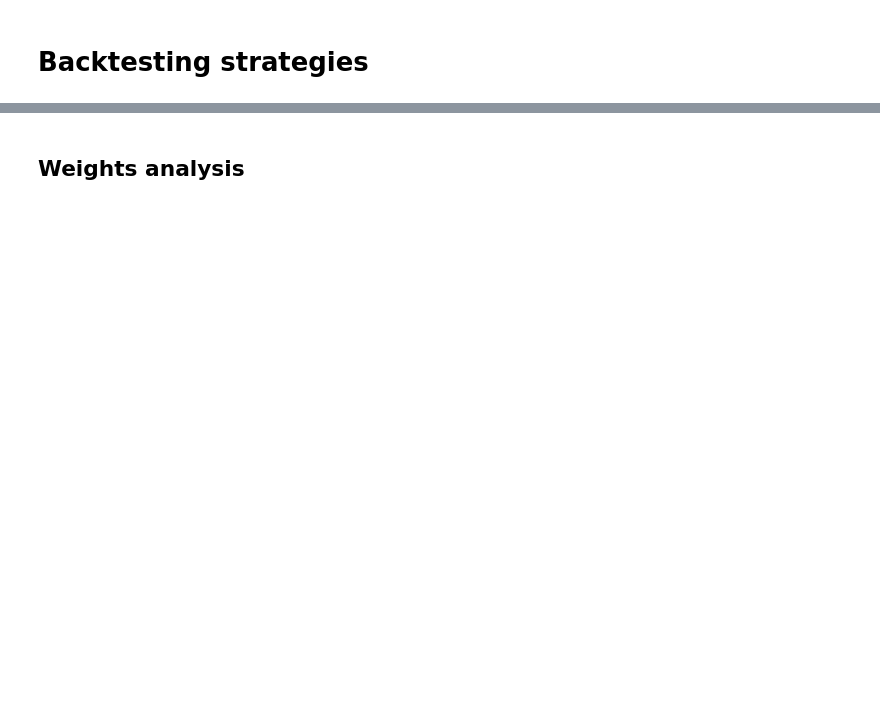
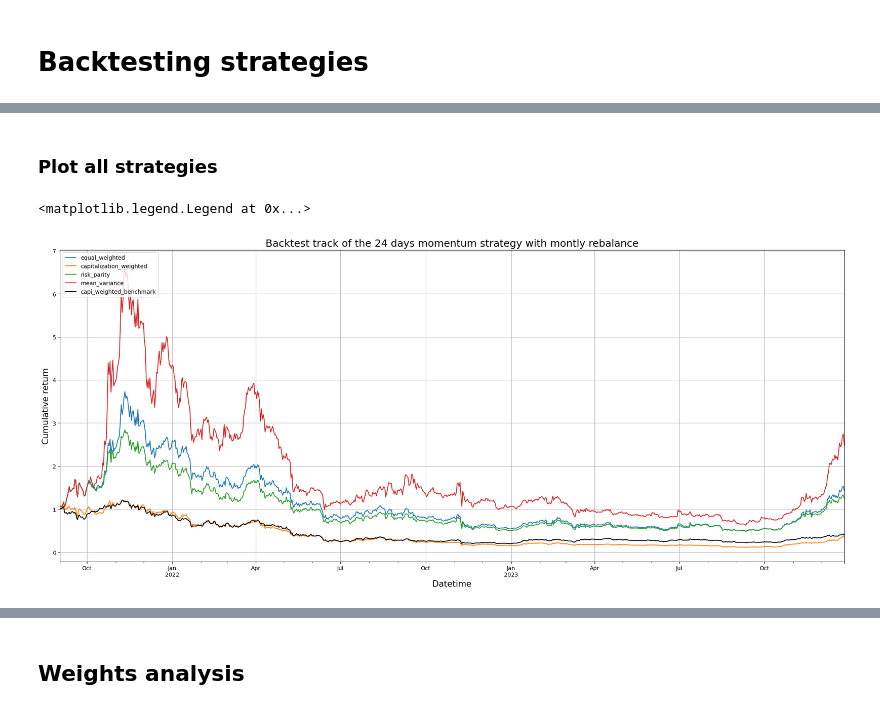
Before and after one commit to BaptisteZloch/Crypto-momentum-portfolios, a Jupyter notebook: src/crypto-momentum-cross-sectional.ipynb, the cells around one changed output, grey strips where cells are left out. Drawn from its saved outputs; the diff is of its cells as text; code cells hidden in the pictures; blank space fills up the shorter version.

Commit message:
strategy backtester fully operational

```diff
--- a/src/crypto-momentum-cross-sectional.ipynb
+++ b/src/crypto-momentum-cross-sectional.ipynb
@@ -194,0 +227,3 @@ returns_df
+# %%
+returns_df = pd.concat([returns, returns_capi, returns_rp, returns_mv], axis=1)
+returns_df
@@ -194,0 +245,21 @@ returns_df
+# %% [markdown]
+### Plot all strategies
+# %%
+ax = (returns_df + 1).cumprod().plot(figsize=(25, 10), grid=True)
+
+ax.set_title(
+    "Backtest track of the 24 days momentum strategy with montly rebalance", fontsize=18
+)
+
+ax.plot(
+    (benchmarks["capi_weighted_benchmark"] + 1).cumprod(),
+    label="capi_weighted_benchmark",
+    color="black",
+)
+ax.set_xlabel("Datetime", fontsize=15)
+ax.set_ylabel("Cumulative return", fontsize=15)
+ax.legend(loc="upper left")
+# ax.set_yscale("log")
+# %% [output]
+<matplotlib.legend.Legend at 0x...>
+[figure, added]
```
Also changed, not shown: parts of 18 cells of this notebook, 10 other files.
